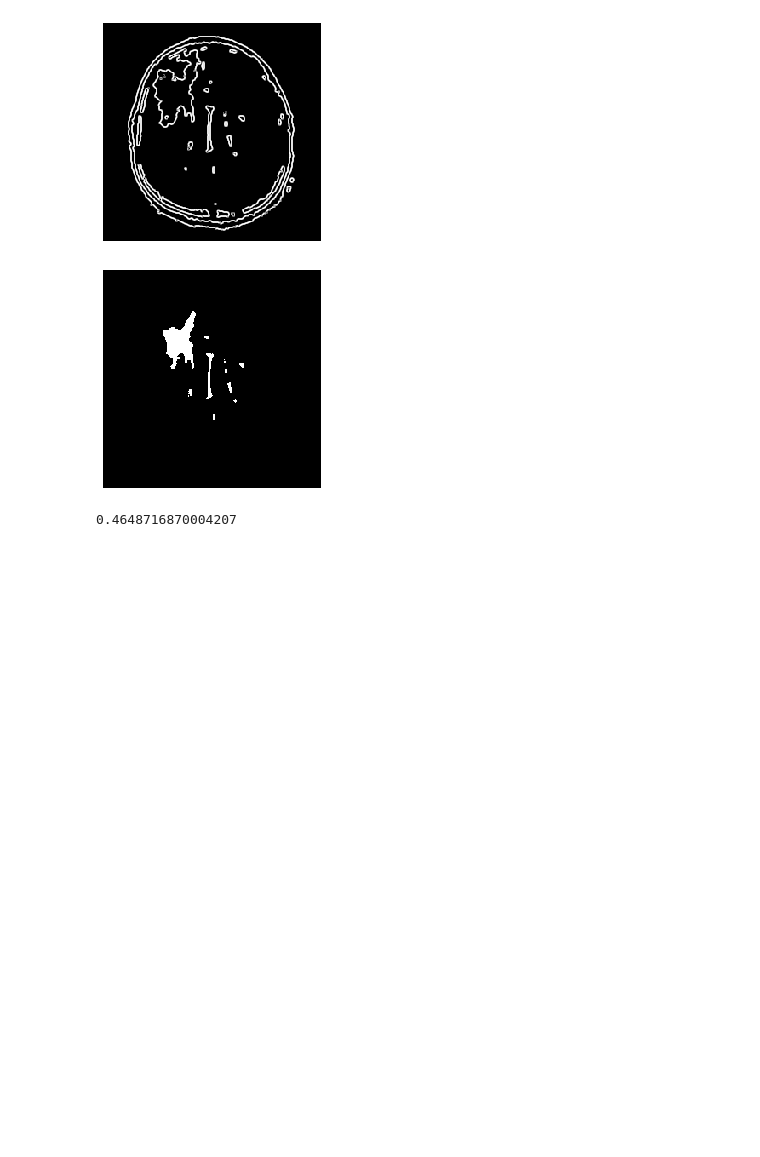
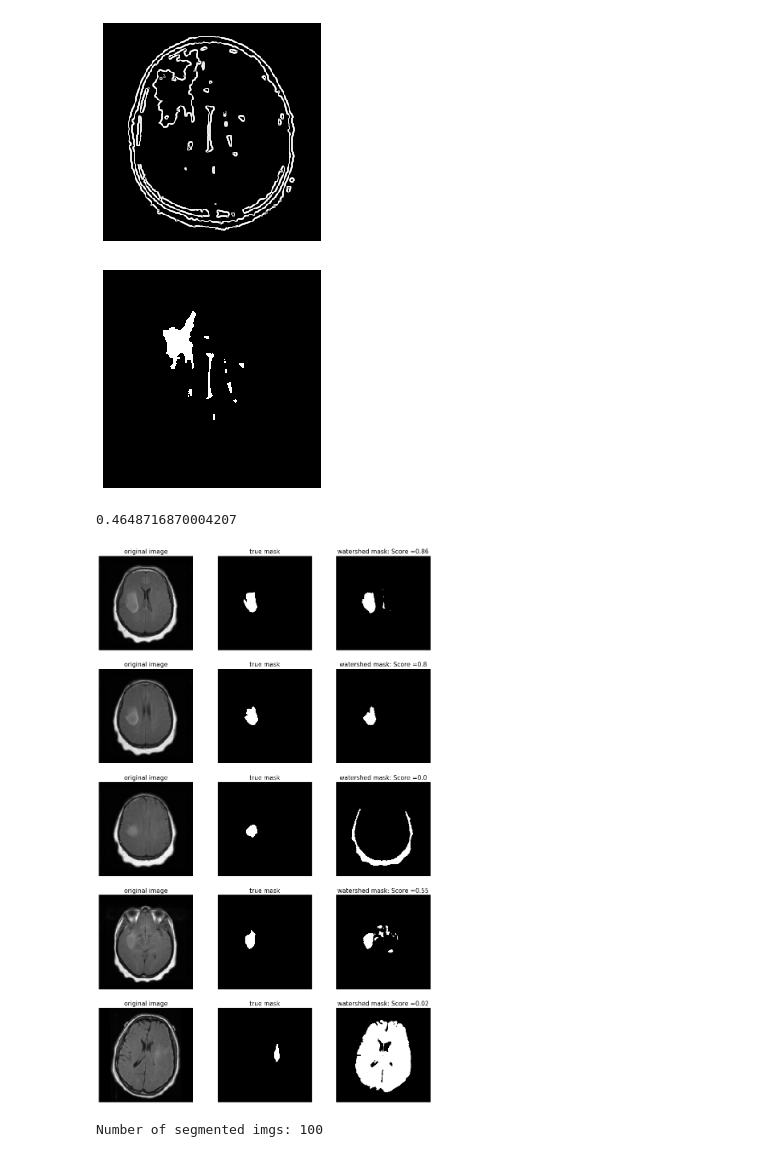
Before and after one commit to FirasAzzouz/VIC_Project, a Jupyter notebook: Demo.ipynb, the cells around one changed output. Cells and saved outputs as stored; diff of their text form; code cells hidden in the pictures; blank space fills up the shorter version.

```diff
--- a/Demo.ipynb
+++ b/Demo.ipynb
@@ -98,3 +98,15 @@ score = intersection.sum() / union.sum()
 print(score)
 # %% [output]
 0.4648716870004207
+# %%
+watershed_kmeans = Watershed_Kmeans(n_clusters=5, n_markers_foreground=1000, n_markers_background=1000, random_state=0)
+mri_segmentaion = MRI_Segmentation(dataset_path='./data/kaggle_3m')
+mri_segmentaion.run(watershed_kmeans, imgs_range=range(10, 15), plot=True, save_fig="outputs/results_3", save_score="outputs/score_3")
+# %% [output]
+[figure, added]
+# %%
+watershed_kmeans = Watershed_Kmeans(n_clusters=6, n_markers_foreground=1000, n_markers_background=1000, random_state=0)
+mri_segmentaion = MRI_Segmentation(dataset_path='./data/kaggle_3m')
+mri_segmentaion.run(watershed_kmeans, imgs_range=range(100), save_score="outputs/score_4")
+# %% [output]
+Number of segmented imgs: 100
```
Also changed, not shown: parts of 3 cells of this notebook, 1 other file.
